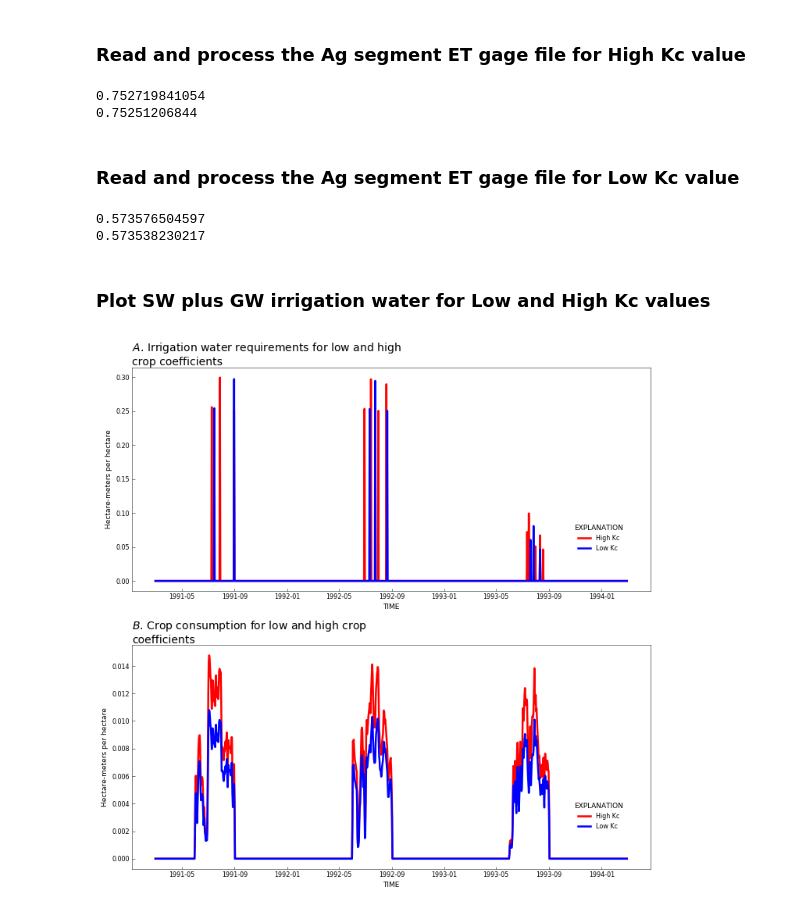
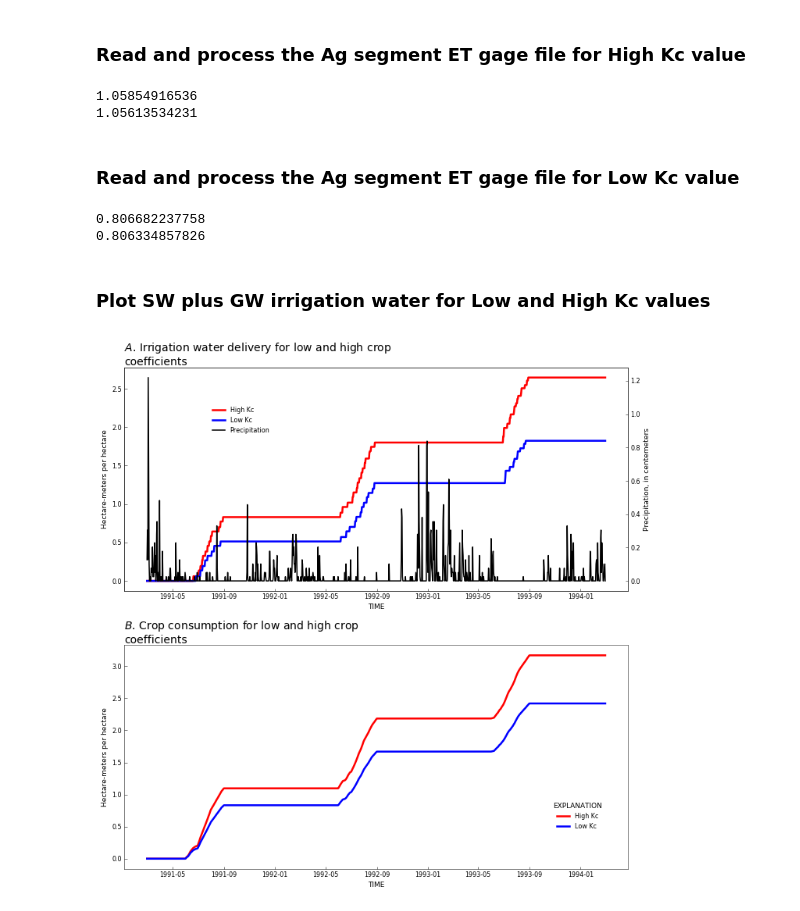
Before and after one commit to rniswon/gsflow_examples, a Jupyter notebook: sagehen_Agwater/notebook/Ag_ETdemand.ipynb, the cells around one changed output. Saved outputs shown, nothing was run; the diff lists cells and outputs as text; code cells hidden in the pictures.

```diff
--- a/sagehen_Agwater/notebook/Ag_ETdemand.ipynb
+++ b/sagehen_Agwater/notebook/Ag_ETdemand.ipynb
@@ -98,6 +98,26 @@ for i in range(num_lines-1):
 startdate, enddate, plotdates = [], [], []
 startdate.append(datetime.date(1991, 3, 1))
 enddate.append(datetime.date(1994, 3, 1))
+# %%
+#open daily precip file from Independence Lake; values are in meters 10/1/1990-9/31/2000
+fname = open(r"..\input\prms\precip.dat","r")
+firstline=fname.readline()
+lines=fname.readlines()
+precip = []
+#print(len(lines))
+# set variabes for plotting between startdate and enddate
+i=-1
+for line in lines:
+    i=i+1
+    if dates[i]>enddate[0]:
+        break
+    if dates[i]>=startdate[0]:
+        precip.append(line.split()[0])
+
+x=np.array(precip,dtype=float)
+x=x*10.0
+precip_cm=x
+precip_cum=x.cumsum()
 # %% [markdown]
 ### Read and process the Ag diversion segment gage file for high Kc
 # %%
@@ -346,8 +366,8 @@ fname2.close()
 print(y1et_high_24_cum[len(y1et_high_24_cum)-1]/3)
 print(y2et_high_24_cum[len(y2et_high_24_cum)-1]/3)
 # %% [output]
-0.752719841054
-0.75251206844
+1.05854916536
+1.05613534231
 # %% [markdown]
 ### Read and process the Ag  segment ET gage file for Low Kc value
 # %%
@@ -412,50 +432,59 @@ fname2.close()
 print(y1et_low_24_cum[len(y2et_low_24_cum)-1]/3)
 print(y2et_low_24_cum[len(y2et_low_24_cum)-1]/3)
 # %% [output]
-0.573576504597
-0.573538230217
+0.806682237758
+0.806334857826
 # %% [markdown]
 ### Plot SW plus GW irrigation water for Low and High Kc values
 # %%
 # blow up the fonts for this demo
 plt.rcParams['xtick.labelsize'] = 8
 plt.rcParams['ytick.labelsize'] = 8
 plt.rcParams['axes.titlesize'] = 14
 
 fig, axis = plt.subplots(2, 1, figsize=(10, 10))
 axis = axis.flat
 
-axis[0].plot(plotdates,y4_high_24,color='r', linewidth=2.5, label="High Kc")
-axis[0].plot(plotdates,y4_low_24,color='b', linewidth=2.5, label="Low Kc")
-
-axis[1].plot(plotdates,y2et_high_24,color='r', linewidth=2.5, label="High Kc")
-axis[1].plot(plotdates,y2et_low_24,color='b', linewidth=2.5, label="Low Kc")
-
+lns1 = axis[0].plot(plotdates,y4_high_24_cum,color='r', linewidth=2.5, label="High Kc")
+lns2 = axis[0].plot(plotdates,y4_low_24_cum,color='b', linewidth=2.5, label="Low Kc")
+ax2 = axis[0].twinx()  # instantiate a second axes that shares the same x-axis
+#add precip as separate y-axis
+lns3 = ax2.plot(plotdates, precip_cm, color='black', linewidth=1.5, label="Precipitation")
 axis[0].set_ylabel('Hectare-meters per hectare')
 axis[0].set_xlabel(header[0])
 
-
-plt.ylabel('Hectare-meters per hectare')
-plt.xlabel(header[0])
+ax2.set_ylabel('Precipitation, in centemeters', color='black')  # we already handled the x-label with ax1
 
 start, end = axis[0].get_xlim()
 #axis[0].xaxis.set_ticks(np.arange(start, end, 90.0))
+rf.title(axis[0], 'Irrigation water delivery for low and high crop coefficients', subplot_prefix='A')
 
-rf.title(axis[0], 'Irrigation water requirements for low and high crop coefficients', subplot_prefix='A')
+# Set legend
+lns = lns1+lns2+lns3
+labs = [l.get_label() for l in lns]
+axis[0].legend(lns, labs, loc=0, bbox_to_anchor=(.3, 0.85))
+
+
+handles, labels = axis[0].get_legend_handles_labels()
+#rf.legend(axis[0], handles, labels, bbox_to_anchor=(.9, 0.65))
+
+# Second plot
+
+axis[1].plot(plotdates,y2et_high_24_cum,color='r', linewidth=2.5, label="High Kc")
+axis[1].plot(plotdates,y2et_low_24_cum,color='b', linewidth=2.5, label="Low Kc")
+axis[1].set_ylabel('Hectare-meters per hectare')
+axis[1].set_xlabel(header[0])
+
 
 #rf.axis_numbering(axis[1], format_x=True)
 fmt = mdates.DateFormatter('%Y-%m-%d')
 rf.title(axis[1], 'Crop consumption for low and high crop coefficients', subplot_prefix='B')
-
-# Set legend
-handles, labels = axis[0].get_legend_handles_labels()
-rf.legend(axis[0], handles, labels, bbox_to_anchor=(.9, 0.15))
 
 # Set legend
 handles, labels = axis[1].get_legend_handles_labels()
 rf.legend(axis[1], handles, labels, bbox_to_anchor=(.9, 0.15))
 
 plt.tight_layout()
 plt.savefig('WR_Kccomp.pdf')
 # %% [output]
-[figure, old version]
+[figure, new version]
```
Also changed, not shown: parts of 2 cells of this notebook, 5 other files.
